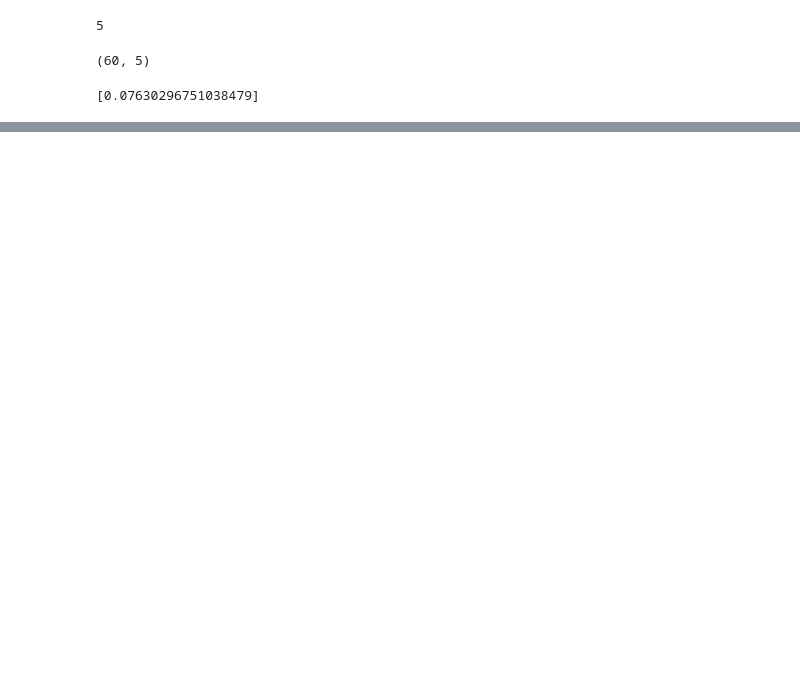
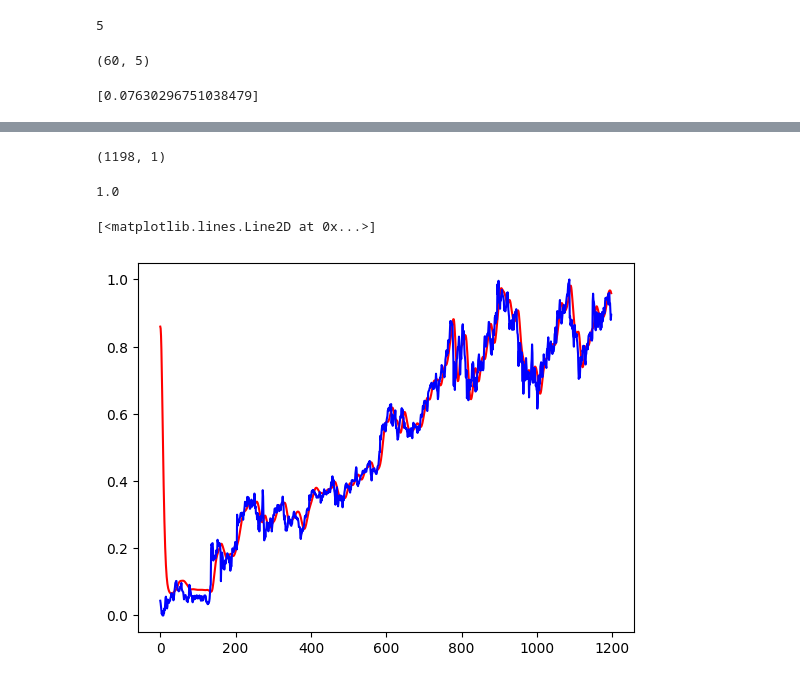
Before and after one commit to mamud1977/bootup, a Jupyter notebook: NN_Recurrent_Stock prediction.ipynb, the cells around one changed output, grey strips where cells are left out. Cells and saved outputs as stored; diff of their text form; code cells hidden in the pictures; blank space fills up the shorter version.

```diff
--- a/NN_Recurrent_Stock prediction.ipynb
+++ b/NN_Recurrent_Stock prediction.ipynb
@@ -166,0 +242,2 @@ Epoch 10/10
+# %%
+x_test, y_test = np.array(x_test), np.array(y_test)
@@ -166,0 +248,2 @@ Epoch 10/10
+# %%
+y_pred = model.predict(x_test)
@@ -166,0 +252,19 @@ Epoch 10/10
+# %%
+y_pred.shape
+# %% [output]
+(1198, 1)
+# %%
+scaler2.scale_
+scale = 1/scaler2.scale_[0]
+scale
+# %% [output]
+1.0
+# %%
+y_pred = y_pred*scale
+y_test = y_test*scale
+# %%
+plt.plot(y_pred, color='red')
+plt.plot(y_test, color='blue')
+# %% [output]
+[<matplotlib.lines.Line2D at 0x...>]
+[figure, added]
```
Also changed, not shown: parts of 15 cells of this notebook.
